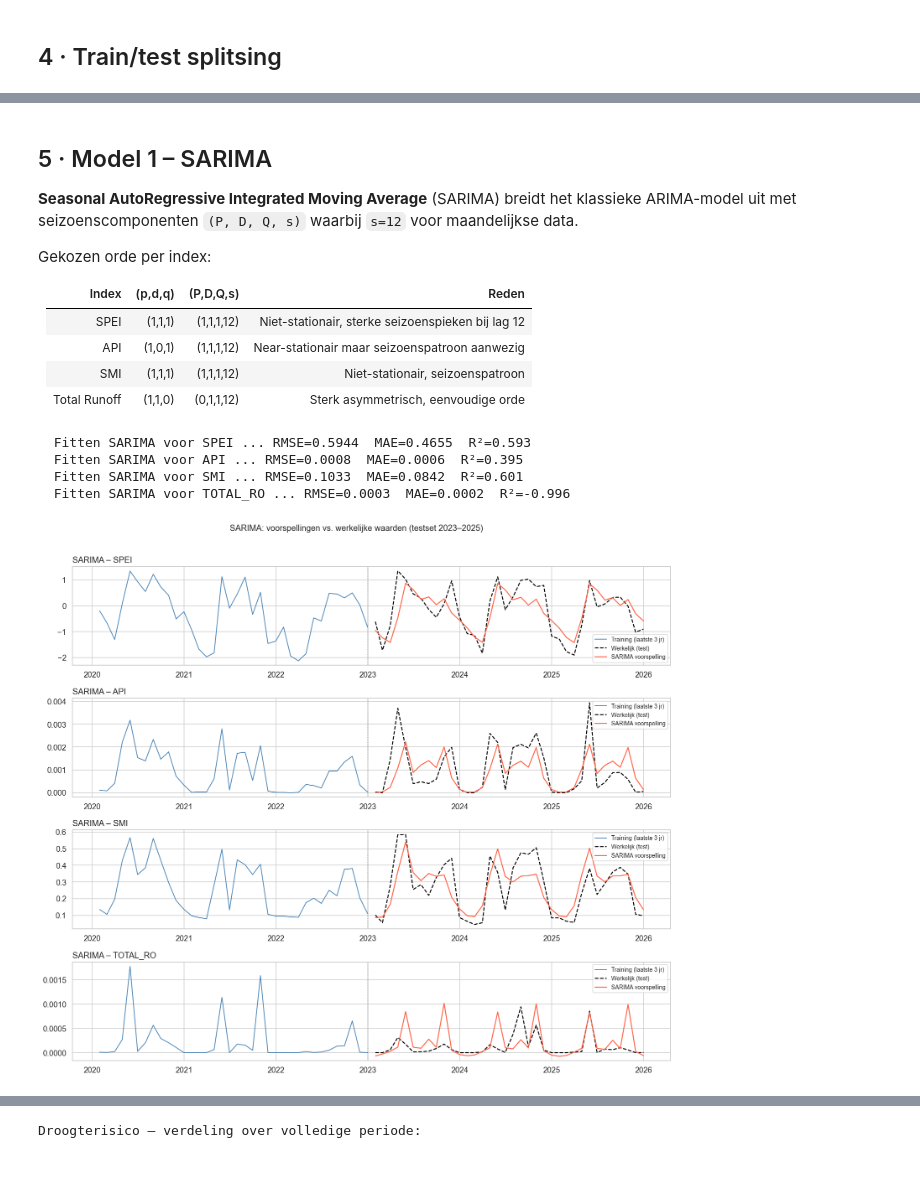
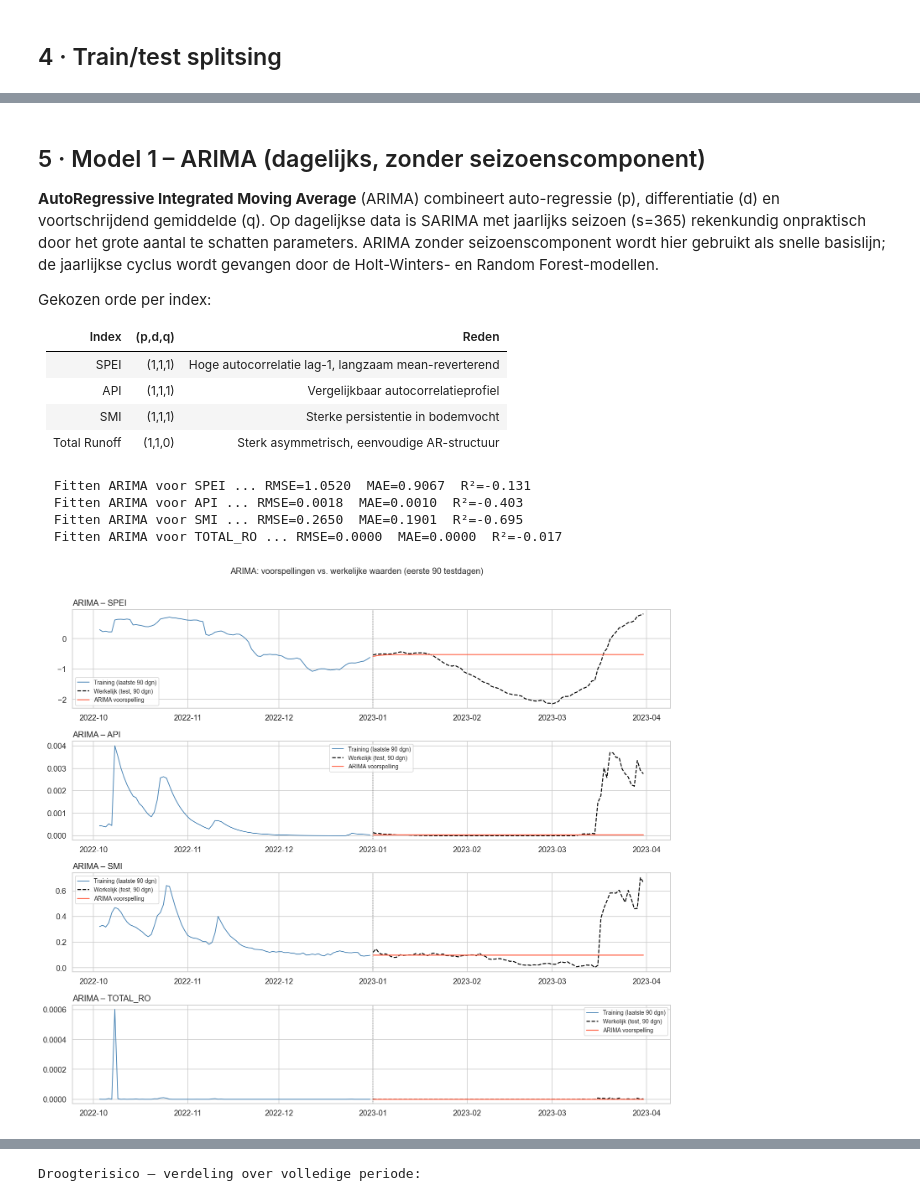
Before and after one commit to lalutir/datalab-v, a Jupyter notebook: notebooks/02_risk_modelling.ipynb, the cells around one changed output, grey strips where cells are left out. Cells and saved outputs as stored; diff of their text form; code cells hidden in the pictures; blank space fills up the shorter version.

```diff
--- a/notebooks/02_risk_modelling.ipynb
+++ b/notebooks/02_risk_modelling.ipynb
@@ -125,7 +123,7 @@ TARGET_COLS = ["spei", "api", "smi", "total_ro"]
 
 rows = []
 for col in TARGET_COLS:
-    res = check_stationarity(df_m[col])
+    res = check_stationarity(df_d[col])
     rows.append({
         "Index": col.upper(),
         "ADF-statistiek": round(res.statistic, 3),
@@ -195,63 +195,66 @@ Dagelijks  – train: 8401 | test: 1096
 # %% [markdown]
-## 5 · Model 1 – SARIMA
+## 5 · Model 1 – ARIMA (dagelijks, zonder seizoenscomponent)
 
-**Seasonal AutoRegressive Integrated Moving Average** (SARIMA) breidt het
-klassieke ARIMA-model uit met seizoenscomponenten `(P, D, Q, s)` waarbij
-`s=12` voor maandelijkse data.
+**AutoRegressive Integrated Moving Average** (ARIMA) combineert auto-regressie (p),
+differentiatie (d) en voortschrijdend gemiddelde (q).
+Op dagelijkse data is SARIMA met jaarlijks seizoen (s=365) rekenkundig onpraktisch
+door het grote aantal te schatten parameters.  ARIMA zonder seizoenscomponent wordt
+hier gebruikt als snelle basislijn; de jaarlijkse cyclus wordt gevangen door de
+Holt-Winters- en Random Forest-modellen.
 
 Gekozen orde per index:
 
-| Index | (p,d,q) | (P,D,Q,s) | Reden |
-|-------|---------|-----------|-------|
-| SPEI | (1,1,1) | (1,1,1,12) | Niet-stationair, sterke seizoenspieken bij lag 12 |
-| API  | (1,0,1) | (1,1,1,12) | Near-stationair maar seizoenspatroon aanwezig |
-| SMI  | (1,1,1) | (1,1,1,12) | Niet-stationair, seizoenspatroon |
-| Total Runoff | (1,1,0) | (0,1,1,12) | Sterk asymmetrisch, eenvoudige orde |
+| Index | (p,d,q) | Reden |
+|-------|---------|-------|
+| SPEI     | (1,1,1) | Hoge autocorrelatie lag-1, langzaam mean-reverterend |
+| API      | (1,1,1) | Vergelijkbaar autocorrelatieprofiel |
+| SMI      | (1,1,1) | Sterke persistentie in bodemvocht |
+| Total Runoff | (1,1,0) | Sterk asymmetrisch, eenvoudige AR-structuur |
 # %%
-SARIMA_PARAMS = {
-    "spei":     {"order": (1, 1, 1), "seasonal_order": (1, 1, 1, 12)},
-    "api":      {"order": (1, 0, 1), "seasonal_order": (1, 1, 1, 12)},
-    "smi":      {"order": (1, 1, 1), "seasonal_order": (1, 1, 1, 12)},
-    "total_ro": {"order": (1, 1, 0), "seasonal_order": (0, 1, 1, 12)},
+ARIMA_PARAMS = {
+    "spei":     {"order": (1, 1, 1), "seasonal_order": (0, 0, 0, 0)},
+    "api":      {"order": (1, 1, 1), "seasonal_order": (0, 0, 0, 0)},
+    "smi":      {"order": (1, 1, 1), "seasonal_order": (0, 0, 0, 0)},
+    "total_ro": {"order": (1, 1, 0), "seasonal_order": (0, 0, 0, 0)},
 }
 
 sarima_models = {}
 sarima_metrics = {}
 
-for col, params in SARIMA_PARAMS.items():
-    print(f"  Fitten SARIMA voor {col.upper()} ...", end=" ")
+for col, params in ARIMA_PARAMS.items():
+    print(f"  Fitten ARIMA voor {col.upper()} ...", end=" ")
     model = SARIMAForecaster(target_column=col, **params)
-    model.fit(train_m[col])
-    pred = model.predict_in_sample(test_m[col])
-    metrics = model.evaluate(test_m[col], pred)
+    model.fit(train_d[col])
+    pred = model.predict_in_sample(test_d[col])
+    metrics = model.evaluate(test_d[col], pred)
     sarima_models[col] = model
     sarima_metrics[col] = metrics
     print(f"RMSE={metrics.rmse:.4f}  MAE={metrics.mae:.4f}  R²={metrics.r2:.3f}")
 # %% [output]
-  Fitten SARIMA voor SPEI ... RMSE=0.5944  MAE=0.4655  R²=0.593
-  Fitten SARIMA voor API ... RMSE=0.0008  MAE=0.0006  R²=0.395
-  Fitten SARIMA voor SMI ... RMSE=0.1033  MAE=0.0842  R²=0.601
-  Fitten SARIMA voor TOTAL_RO ... RMSE=0.0003  MAE=0.0002  R²=-0.996
+  Fitten ARIMA voor SPEI ... RMSE=1.0520  MAE=0.9067  R²=-0.131
+  Fitten ARIMA voor API ... RMSE=0.0018  MAE=0.0010  R²=-0.403
+  Fitten ARIMA voor SMI ... RMSE=0.2650  MAE=0.1901  R²=-0.695
+  Fitten ARIMA voor TOTAL_RO ... RMSE=0.0000  MAE=0.0000  R²=-0.017
 # %%
 fig, axes = plt.subplots(4, 1, figsize=(14, 12), sharex=False)
 for ax, col in zip(axes, TARGET_COLS):
     model = sarima_models[col]
-    pred  = model.predict_in_sample(test_m[col])
-    ax.plot(train_m.index[-36:], train_m[col].iloc[-36:],
-            color="steelblue", lw=1.2, label="Training (laatste 3 jr)")
-    ax.plot(test_m.index, test_m[col],
-            color="black", lw=1.5, ls="--", label="Werkelijk (test)")
-    ax.plot(test_m.index, pred,
-            color="tomato", lw=1.5, label="SARIMA voorspelling")
+    pred  = model.predict_in_sample(test_d[col])
+    ax.plot(train_d.index[-90:], train_d[col].iloc[-90:],
+            color="steelblue", lw=1.2, label="Training (laatste 90 dgn)")
+    ax.plot(test_d.index[:90], test_d[col].iloc[:90],
+            color="black", lw=1.5, ls="--", label="Werkelijk (test, 90 dgn)")
+    ax.plot(test_d.index[:90], pred.iloc[:90],
+            color="tomato", lw=1.5, label="ARIMA voorspelling")
     ax.axvline(pd.Timestamp(TEST_START), color="grey", ls=":", lw=1)
-    ax.set_title(f"SARIMA – {col.upper()}", loc="left")
+    ax.set_title(f"ARIMA – {col.upper()}", loc="left")
     ax.legend(fontsize=9)
 
-plt.suptitle("SARIMA: voorspellingen vs. werkelijke waarden (testset 2023–2025)",
+plt.suptitle("ARIMA: voorspellingen vs. werkelijke waarden (eerste 90 testdagen)",
              fontsize=13, y=1.01)
 plt.tight_layout()
-plt.savefig("sarima_resultaten.png", bbox_inches="tight")
+plt.savefig("arima_resultaten.png", bbox_inches="tight")
 plt.show()
 # %% [output]
-[figure, old version]
+[figure, new version]
 # %% [markdown]
```
Also changed, not shown: parts of 37 cells of this notebook, 20 other files.
